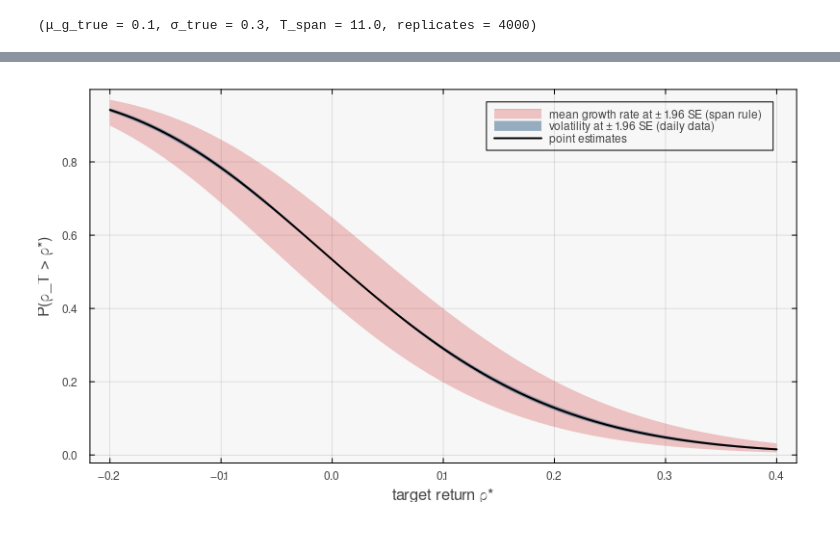
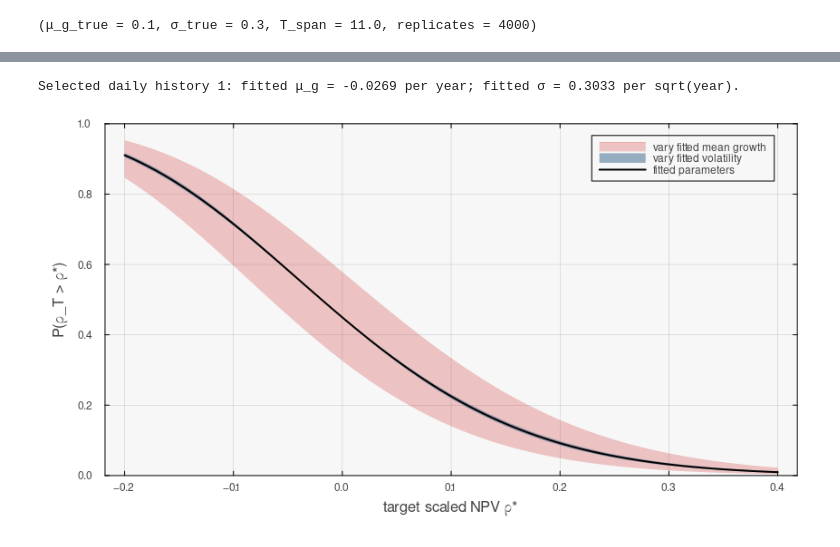
Before and after one commit to varnerlab/CHEME-5660-CourseRepository-Fall-2026, a Jupyter notebook: lectures/week-4/L4b/advanced/drift-uncertainty/CHEME-5660-L4b-Advanced-DriftUncertainty-Fall-2026.ipynb, the cells around one changed output, grey strips where cells are left out. Drawn from its saved outputs; the diff is of its cells as text; code cells hidden in the pictures.

```diff
--- a/lectures/week-4/L4b/advanced/drift-uncertainty/CHEME-5660-L4b-Advanced-DriftUncertainty-Fall-2026.ipynb
+++ b/lectures/week-4/L4b/advanced/drift-uncertainty/CHEME-5660-L4b-Advanced-DriftUncertainty-Fall-2026.ipynb
@@ -144,12 +298,15 @@ Let's tabulate the required span for a few precisions using `σ_true`, storing t
 # %%
+z95 = quantile(Normal(), 0.975)
 span_table = let
-    df = DataFrame(half_width_per_year = Float64[], years_required = Float64[])
+    df = DataFrame(half_width_per_year = Float64[], sufficient_years = Float64[])
     for h ∈ (0.10, 0.05, 0.02, 0.01)
-        push!(df, (h, (1.96*σ_true/h)^2))
+        push!(df, (h, (6/5)*(z95*σ_true/h)^2))
     end
     df
 end
-model_half_width = 1.96*σ_true/sqrt(T_span)
-println("With σ = $(σ_true) and $(T_span) years of data, the GBM 95% half-width for μ_g is ± $(round(model_half_width, digits = 3)) per year.")
+N_daily = sampling_results[:daily].N
+model_half_width = z95*regression_slope_se(σ_true, T_span, N_daily)
+println("With σ = $(σ_true) and $(T_span) years of daily data, ",
+    "the regression 95% half-width is ± $(round(model_half_width, digits = 3)) per year.")
 pretty_table(span_table; formatters = [fmt__printf("%.2f", [1,2])])
 # %% [output]
@@ -180,26 +367,46 @@ and treats $\mu_g$ and $\sigma$ as known inputs. To show the effect of estimatin
 # %%
-target_probability(μ_g::Real, σ::Real, T::Real, g_y::Real, ρ_star::Real) =
-    ccdf(Normal(), (log1p(ρ_star) + g_y*T - μ_g*T)/(σ*sqrt(T)))
+function target_probability(μ_g::Real, σ::Real, T::Real, g_y::Real, ρ_star::Real)
+    σ > 0 || throw(ArgumentError("σ must be positive."))
+    T > 0 || throw(ArgumentError("T must be positive."))
+    ρ_star > -1 || throw(ArgumentError("The target scaled NPV must exceed -1."))
+    return ccdf(Normal(), (log1p(ρ_star) + (g_y - μ_g)*T)/(σ*sqrt(T)))
+end
 
-T_hold = 63/252      # holding period (years), one trading quarter
-g_y = 0.05           # continuous annual rate for the selected benchmark yield y (1/years)
-N_daily = round(Int, T_span/sampling_schemes.daily)
-se_μ_g = σ_true/sqrt(T_span)          # GBM standard error of the mean-growth estimate
-se_σ = σ_true/sqrt(2*N_daily)       # standard error of the volatility estimate (daily data)
+selected_replicate = 1                  # choose one of the fitted daily histories from Task 1
+μ_g_hat = sampling_results[:daily].μ̂_g[selected_replicate]
+σ_hat = sampling_results[:daily].σ_hat[selected_replicate]
+T_hold = 63/252                         # scheduled holding period (years): one trading quarter
+g_y = 0.05                             # assumed benchmark growth rate (1/years)
+se_μ_g = regression_slope_se(σ_hat, T_span, N_daily)
+se_σ = σ_hat/sqrt(2*(N_daily - 1))
+μ_g_interval = (μ_g_hat - z95*se_μ_g, μ_g_hat + z95*se_μ_g)
+σ_interval = (σ_hat - z95*se_σ, σ_hat + z95*se_σ)
+if σ_interval[1] <= 0
+    throw(ArgumentError("The normal volatility interval reaches zero; use a positive-valued interval."))
+end
 
+println("Selected daily history $(selected_replicate): ",
+    "fitted μ_g = $(round(μ_g_hat, digits = 4)) per year; ",
+    "fitted σ = $(round(σ_hat, digits = 4)) per sqrt(year).")
 targets = range(-0.20, 0.40, length = 121)
-p_point = [target_probability(μ_g_true, σ_true, T_hold, g_y, ρ) for ρ ∈ targets]
-p_μ_g_low = [target_probability(μ_g_true - 1.96*se_μ_g, σ_true, T_hold, g_y, ρ) for ρ ∈ targets]
-p_μ_g_high = [target_probability(μ_g_true + 1.96*se_μ_g, σ_true, T_hold, g_y, ρ) for ρ ∈ targets]
-p_σ_low = [target_probability(μ_g_true, σ_true - 1.96*se_σ, T_hold, g_y, ρ) for ρ ∈ targets]
-p_σ_high = [target_probability(μ_g_true, σ_true + 1.96*se_σ, T_hold, g_y, ρ) for ρ ∈ targets]
+p_point = [target_probability(μ_g_hat, σ_hat, T_hold, g_y, ρ) for ρ ∈ targets]
+p_μ_g_low = [target_probability(μ_g_interval[1], σ_hat, T_hold, g_y, ρ) for ρ ∈ targets]
+p_μ_g_high = [target_probability(μ_g_interval[2], σ_hat, T_hold, g_y, ρ) for ρ ∈ targets]
+p_σ_at_low = [target_probability(μ_g_hat, σ_interval[1], T_hold, g_y, ρ) for ρ ∈ targets]
+p_σ_at_high = [target_probability(μ_g_hat, σ_interval[2], T_hold, g_y, ρ) for ρ ∈ targets]
+p_σ_min = min.(p_σ_at_low, p_σ_at_high)
+p_σ_max = max.(p_σ_at_low, p_σ_at_high)
 
 let
     plot(targets, p_μ_g_high; fillrange = p_μ_g_low, fillalpha = 0.25, color = :firebrick3, linewidth = 0,
-        label = "mean growth rate at ± 1.96 SE (span rule)", xlabel = "target return ρ*", ylabel = "P(ρ_T > ρ*)", size = (800, 440), legend = :topright)
-    plot!(targets, p_σ_high; fillrange = p_σ_low, fillalpha = 0.5, color = :steelblue4, linewidth = 0, label = "volatility at ± 1.96 SE (daily data)")
-    plot!(targets, p_point; color = :black, label = "point estimates")
+        label = "vary fitted mean growth", xlabel = "target scaled NPV ρ*", ylabel = "P(ρ_T > ρ*)",
+        size = (850, 460), legend = :topright, ylims = (0, 1),
+        left_margin = 6Plots.mm, bottom_margin = 6Plots.mm)
+    plot!(targets, p_σ_max; fillrange = p_σ_min, fillalpha = 0.5, color = :steelblue4,
+        linewidth = 0, label = "vary fitted volatility")
+    plot!(targets, p_point; color = :black, label = "fitted parameters")
 end
 # %% [output]
+Selected daily history 1: fitted μ_g = -0.0269 per year; fitted σ = 0.3033 per sqrt(year).
-[figure, old version]
+[figure, new version]
 # %% [markdown]
```
Also changed, not shown: parts of 19 cells of this notebook, 13 other files.
